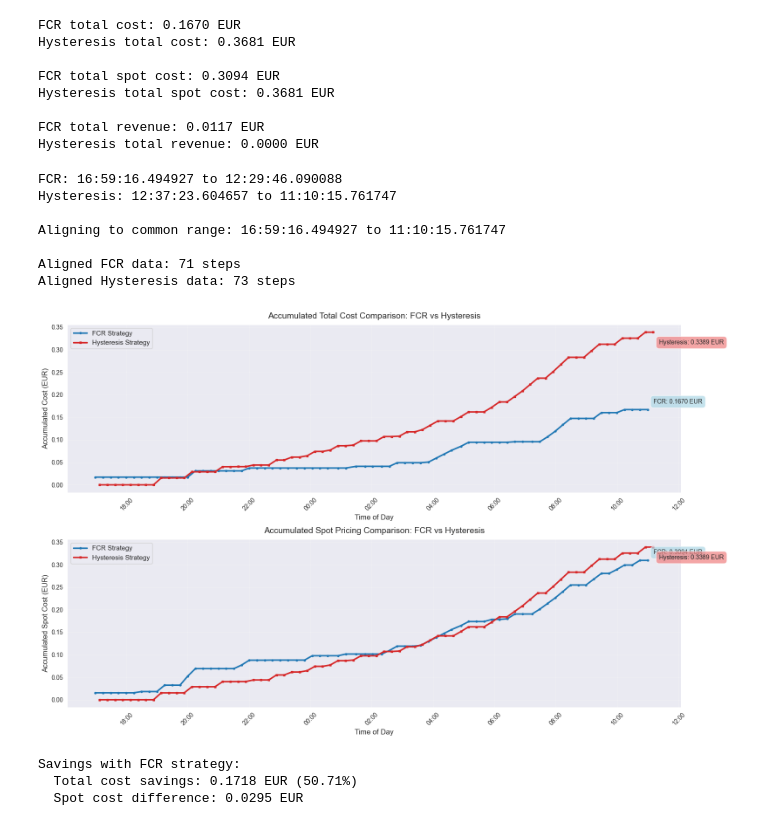
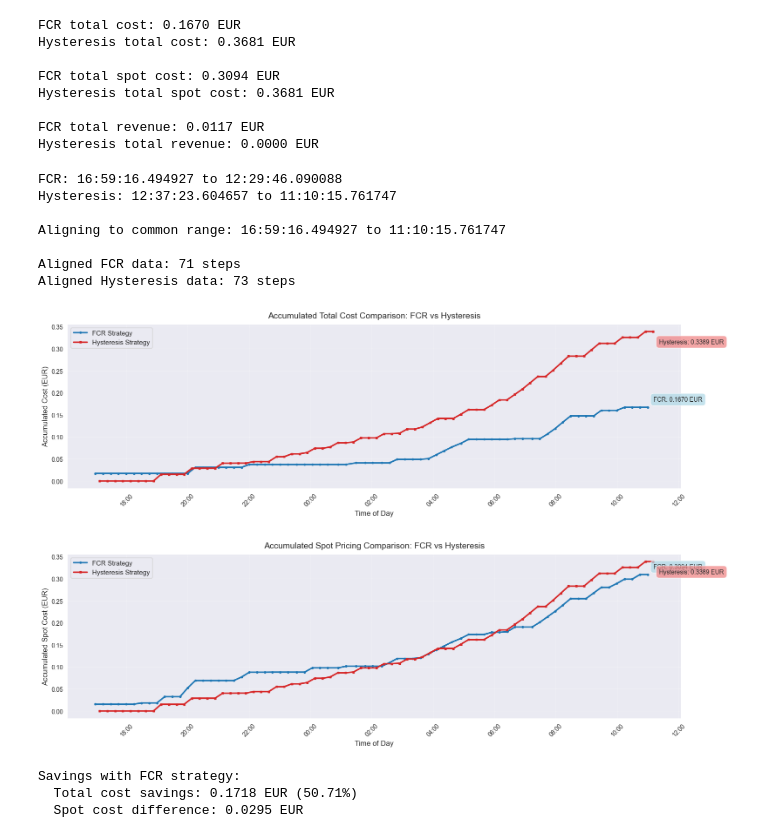
Before and after one commit to KaffeDiem/mpc-prototype, a Jupyter notebook: data/plot.ipynb, the cells around one changed output. Cells and saved outputs as stored; diff of their text form; code cells hidden in the pictures.

Commit message:
Add plotting v2

```diff
--- a/data/plot.ipynb
+++ b/data/plot.ipynb
@@ -295,10 +295,10 @@ df_hys_aligned['time_of_day'] = create_time_series(df_hys_aligned)
 print(f"\nAligned FCR data: {len(df_fcr_aligned)} steps")
 print(f"Aligned Hysteresis data: {len(df_hys_aligned)} steps")
 
-# Create comparison plot aligned by time of day
-fig, (ax1, ax2) = plt.subplots(2, 1, figsize=(16, 10))
+# First Graph: Accumulated Total Cost (including FCR revenue)
+fig1 = plt.figure(figsize=(16, 5))
+ax1 = fig1.add_subplot(111)
 
-# Plot 1: Accumulated Total Cost (including FCR revenue)
 ax1.plot(df_fcr_aligned['time_of_day'], df_fcr_aligned['cumulative_cost_eur'],
          linewidth=2.5, label='FCR Strategy', color='tab:blue', marker='o', markersize=3)
 ax1.plot(df_hys_aligned['time_of_day'], df_hys_aligned['cumulative_cost_eur'],
@@ -326,7 +326,13 @@ ax1.annotate(f'Hysteresis: {hys_final:.4f} EUR',
              xytext=(10, -20), textcoords='offset points',
              fontsize=10, bbox=dict(boxstyle='round,pad=0.5', facecolor='lightcoral', alpha=0.7))
 
-# Plot 2: Accumulated Spot Cost (without FCR revenue)
+fig1.tight_layout()
+plt.show()
+
+# Second Graph: Accumulated Spot Cost (without FCR revenue)
+fig2 = plt.figure(figsize=(16, 5))
+ax2 = fig2.add_subplot(111)
+
 ax2.plot(df_fcr_aligned['time_of_day'], df_fcr_aligned['cumulative_spot_cost_eur'],
          linewidth=2.5, label='FCR Strategy', color='tab:blue', marker='o', markersize=3)
 ax2.plot(df_hys_aligned['time_of_day'], df_hys_aligned['cumulative_spot_cost_eur'],
@@ -343,35 +349,36 @@ ax2.xaxis.set_major_formatter(mdates.DateFormatter('%H:%M'))
 ax2.tick_params(axis='x', rotation=45)
 
 # Add final spot cost annotations
 fcr_spot_final = df_fcr_aligned['cumulative_spot_cost_eur'].iloc[-1]
 hys_spot_final = df_hys_aligned['cumulative_spot_cost_eur'].iloc[-1]
 ax2.annotate(f'FCR: {fcr_spot_final:.4f} EUR',
              xy=(df_fcr_aligned['time_of_day'].iloc[-1], fcr_spot_final),
              xytext=(10, 10), textcoords='offset points',
              fontsize=10, bbox=dict(boxstyle='round,pad=0.5', facecolor='lightblue', alpha=0.7))
 ax2.annotate(f'Hysteresis: {hys_spot_final:.4f} EUR',
              xy=(df_hys_aligned['time_of_day'].iloc[-1], hys_spot_final),
              xytext=(10, -20), textcoords='offset points',
              fontsize=10, bbox=dict(boxstyle='round,pad=0.5', facecolor='lightcoral', alpha=0.7))
 
-fig.tight_layout()
+fig2.tight_layout()
 plt.show()
 
 # Calculate and display savings
 total_savings = hys_final - fcr_final
 spot_diff = hys_spot_final - fcr_spot_final
 print(f"\nSavings with FCR strategy:")
 print(f"  Total cost savings: {total_savings:.4f} EUR ({(total_savings/hys_final)*100:.2f}%)")
 print(f"  Spot cost difference: {spot_diff:.4f} EUR")
 # %% [output]
 FCR: 16:59:16.494927 to 12:29:46.090088
 Hysteresis: 12:37:23.604657 to 11:10:15.761747
 
 Aligning to common range: 16:59:16.494927 to 11:10:15.761747
 
 Aligned FCR data: 71 steps
 Aligned Hysteresis data: 73 steps
-[figure, old version]
+[figure, new version]
+[figure, added]
 Savings with FCR strategy:
   Total cost savings: 0.1718 EUR (50.71%)
   Spot cost difference: 0.0295 EUR
```
Also changed, not shown: 3 other files.
